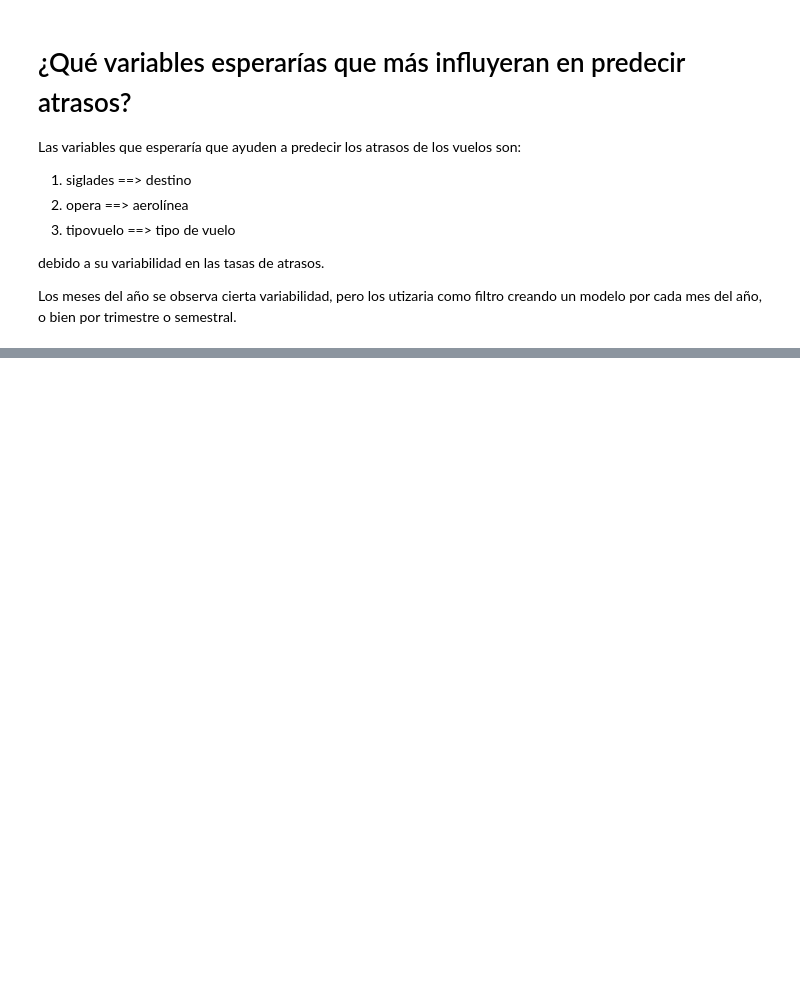
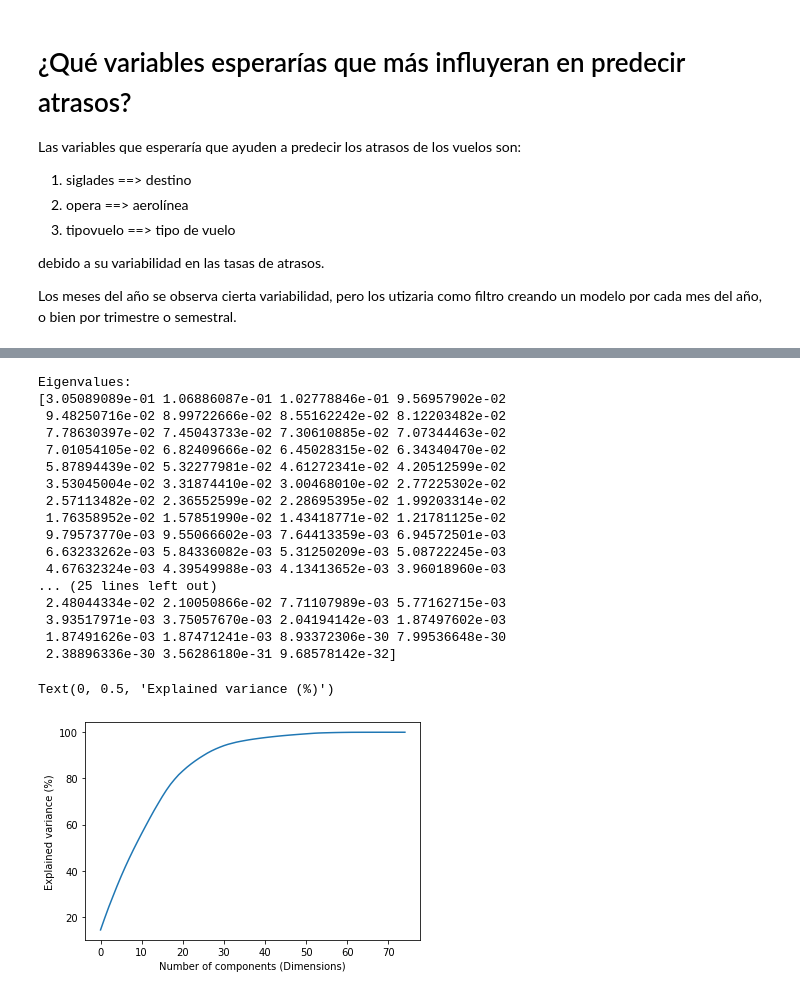
Before and after one commit to obritolillo/desafio_latam, a Jupyter notebook: solution.ipynb, the cells around one changed output, grey strips where cells are left out. Cells and saved outputs as stored; diff of their text form; code cells hidden in the pictures; blank space fills up the shorter version.

```diff
--- a/solution.ipynb
+++ b/solution.ipynb
@@ -216,0 +266,23 @@ Los meses del año se observa cierta variabilidad, pero los utizaria como filtro
+# %%
+X = df_latam_balanceado[df_latam_balanceado.columns[12:]].to_numpy()
+y = df_latam_balanceado['atraso_15']
+
+X_train, X_test, y_train, y_test = train_test_split(X, y, test_size=0.3)
+
+algoritmo = LogisticRegression()
+algoritmo.fit(X_train, y_train)
+
+y_pred = algoritmo.predict(X_test)
+
+matriz = confusion_matrix(y_test, y_pred)
+precision = precision_score(y_test, y_pred)
+exactitud = accuracy_score(y_test, y_pred)
+sensibilidad = recall_score(y_test, y_pred)
+roc_auc = roc_auc_score(y_test, y_pred)
+
+print('Precisión del modelo:', precision)
+print('Exactitud del modelo:', exactitud)
+print('Sensibilidad del modelo:', sensibilidad)
+print('Curva ROC - AUC del modelo:', roc_auc)
+print('Matriz de Confusión:')
+print(matriz)
@@ -216,0 +328,41 @@ Los meses del año se observa cierta variabilidad, pero los utizaria como filtro
+# %%
+# Se realiza un PCA para realizar una reducción de dimensionalidad, ya que puede que sean muchas variables.
+from sklearn.decomposition import PCA
+
+pca = PCA(n_components=None)
+pca.fit(X)
+
+# Get the eigenvalues
+print("Eigenvalues:")
+print(pca.explained_variance_)
+print()
+
+# Get explained variances
+print("Variances (Percentage):")
+print(pca.explained_variance_ratio_ * 100)
+print()
+
+# Make the scree plot
+plt.plot(np.cumsum(pca.explained_variance_ratio_ * 100))
+plt.xlabel("Number of components (Dimensions)")
+plt.ylabel("Explained variance (%)")
+# %% [output]
+Eigenvalues:
+[3.05089089e-01 1.06886087e-01 1.02778846e-01 9.56957902e-02
+ 9.48250716e-02 8.99722666e-02 8.55162242e-02 8.12203482e-02
+ 7.78630397e-02 7.45043733e-02 7.30610885e-02 7.07344463e-02
+ 7.01054105e-02 6.82409666e-02 6.45028315e-02 6.34340470e-02
+ 5.87894439e-02 5.32277981e-02 4.61272341e-02 4.20512599e-02
+ 3.53045004e-02 3.31874410e-02 3.00468010e-02 2.77225302e-02
+ 2.57113482e-02 2.36552599e-02 2.28695395e-02 1.99203314e-02
+ 1.76358952e-02 1.57851990e-02 1.43418771e-02 1.21781125e-02
+ 9.79573770e-03 9.55066602e-03 7.64413359e-03 6.94572501e-03
+ 6.63233262e-03 5.84336082e-03 5.31250209e-03 5.08722245e-03
+ 4.67632324e-03 4.39549988e-03 4.13413652e-03 3.96018960e-03
+... (25 lines left out)
+ 2.48044334e-02 2.10050866e-02 7.71107989e-03 5.77162715e-03
+ 3.93517971e-03 3.75057670e-03 2.04194142e-03 1.87497602e-03
+ 1.87491626e-03 1.87471241e-03 8.93372306e-30 7.99536648e-30
+ 2.38896336e-30 3.56286180e-31 9.68578142e-32]
+Text(0, 0.5, 'Explained variance (%)')
+[figure, added]
```
Also changed, not shown: parts of 12 cells of this notebook.
